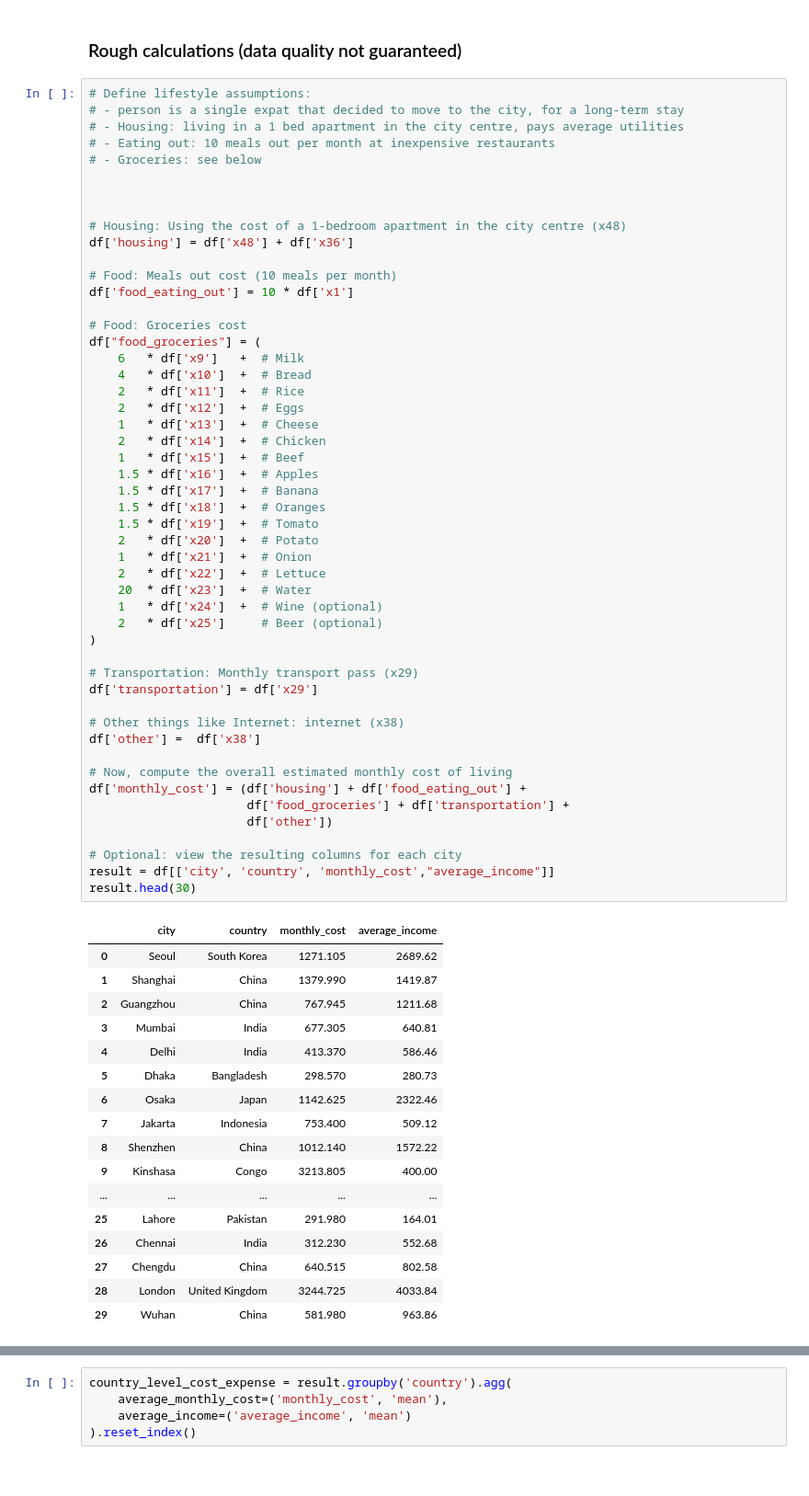
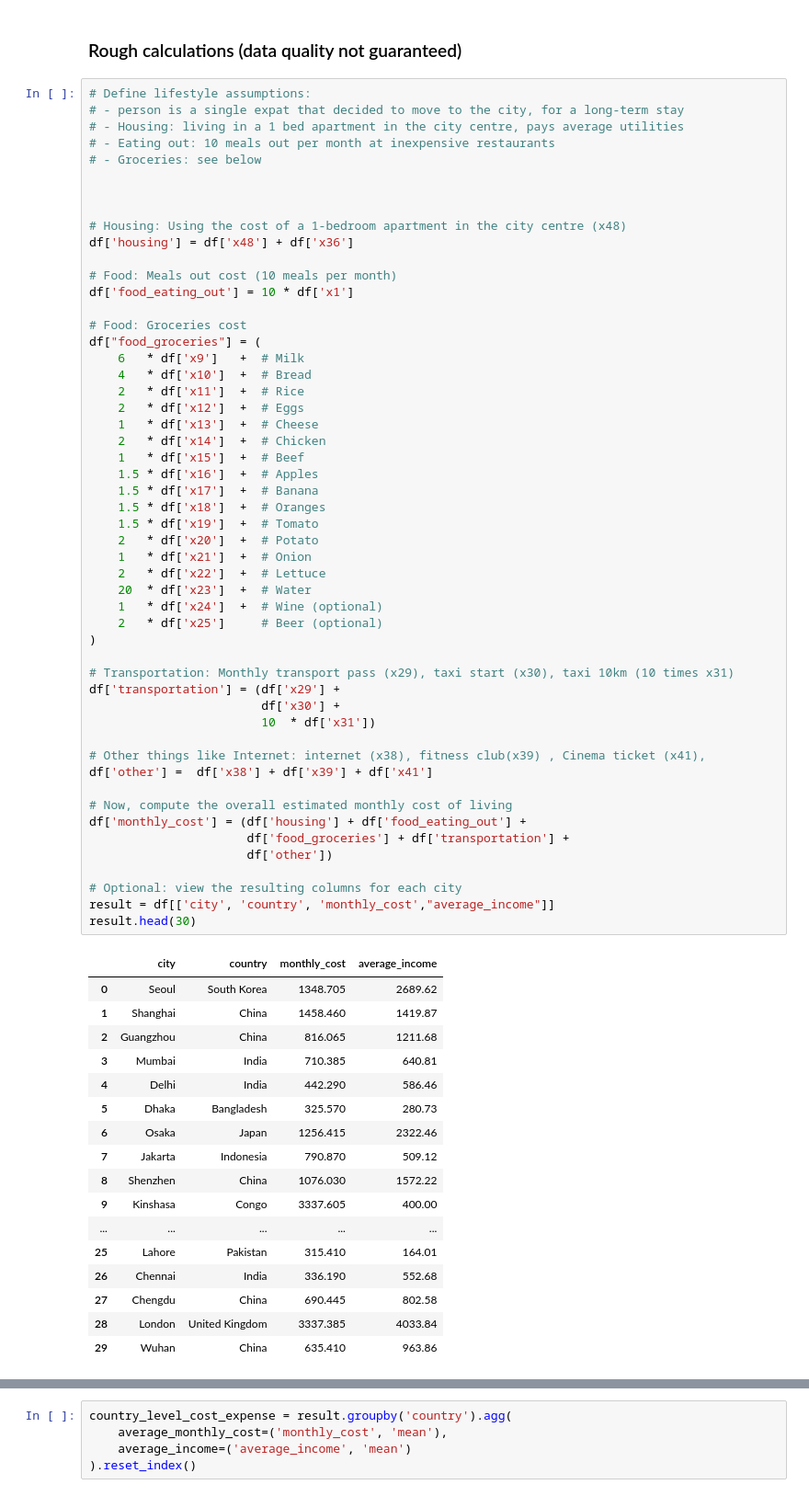
Before and after one commit to Brgtt07/project_ics, a Jupyter notebook: notebooks/cost_of_living_processing.ipynb, the cells around one changed output, grey strips where cells are left out. Shown: that part at 92% size. Cells and saved outputs as stored; diff of their text form.

```diff
--- a/notebooks/cost_of_living_processing.ipynb
+++ b/notebooks/cost_of_living_processing.ipynb
@@ -84,50 +84,52 @@ df["food_groceries"] = (
     4   * df['x10']  +  # Bread
     2   * df['x11']  +  # Rice
     2   * df['x12']  +  # Eggs
     1   * df['x13']  +  # Cheese
     2   * df['x14']  +  # Chicken
     1   * df['x15']  +  # Beef
     1.5 * df['x16']  +  # Apples
     1.5 * df['x17']  +  # Banana
     1.5 * df['x18']  +  # Oranges
     1.5 * df['x19']  +  # Tomato
     2   * df['x20']  +  # Potato
     1   * df['x21']  +  # Onion
     2   * df['x22']  +  # Lettuce
     20  * df['x23']  +  # Water
     1   * df['x24']  +  # Wine (optional)
     2   * df['x25']     # Beer (optional)
 )
 
-# Transportation: Monthly transport pass (x29)
-df['transportation'] = df['x29']
+# Transportation: Monthly transport pass (x29), taxi start (x30), taxi 10km (10 times x31)
+df['transportation'] = (df['x29'] +
+                        df['x30'] +
+                        10  * df['x31'])
 
-# Other things like Internet: internet (x38)
-df['other'] =  df['x38']
+# Other things like Internet: internet (x38), fitness club(x39) , Cinema ticket (x41),
+df['other'] =  df['x38'] + df['x39'] + df['x41']
 
 # Now, compute the overall estimated monthly cost of living
 df['monthly_cost'] = (df['housing'] + df['food_eating_out'] +
                       df['food_groceries'] + df['transportation'] +
                       df['other'])
 
 # Optional: view the resulting columns for each city
 result = df[['city', 'country', 'monthly_cost',"average_income"]]
 result.head(30)
 # %% [output]
 |  | city | country | monthly_cost | average_income |
-| 0 | Seoul | South Korea | 1271.105 | 2689.62 |
-| 1 | Shanghai | China | 1379.990 | 1419.87 |
-| 2 | Guangzhou | China | 767.945 | 1211.68 |
-| 3 | Mumbai | India | 677.305 | 640.81 |
-| 4 | Delhi | India | 413.370 | 586.46 |
-| 5 | Dhaka | Bangladesh | 298.570 | 280.73 |
-| 6 | Osaka | Japan | 1142.625 | 2322.46 |
-| 7 | Jakarta | Indonesia | 753.400 | 509.12 |
-| 8 | Shenzhen | China | 1012.140 | 1572.22 |
-| 9 | Kinshasa | Congo | 3213.805 | 400.00 |
+| 0 | Seoul | South Korea | 1348.705 | 2689.62 |
+| 1 | Shanghai | China | 1458.460 | 1419.87 |
+| 2 | Guangzhou | China | 816.065 | 1211.68 |
+| 3 | Mumbai | India | 710.385 | 640.81 |
+| 4 | Delhi | India | 442.290 | 586.46 |
+| 5 | Dhaka | Bangladesh | 325.570 | 280.73 |
+| 6 | Osaka | Japan | 1256.415 | 2322.46 |
+| 7 | Jakarta | Indonesia | 790.870 | 509.12 |
+| 8 | Shenzhen | China | 1076.030 | 1572.22 |
+| 9 | Kinshasa | Congo | 3337.605 | 400.00 |
 | ... | ... | ... | ... | ... |
-| 25 | Lahore | Pakistan | 291.980 | 164.01 |
-| 26 | Chennai | India | 312.230 | 552.68 |
-| 27 | Chengdu | China | 640.515 | 802.58 |
-| 28 | London | United Kingdom | 3244.725 | 4033.84 |
-| 29 | Wuhan | China | 581.980 | 963.86 |
+| 25 | Lahore | Pakistan | 315.410 | 164.01 |
+| 26 | Chennai | India | 336.190 | 552.68 |
+| 27 | Chengdu | China | 690.445 | 802.58 |
+| 28 | London | United Kingdom | 3337.385 | 4033.84 |
+| 29 | Wuhan | China | 635.410 | 963.86 |
```
Also changed, not shown: parts of 3 cells of this notebook, 1 other file.
